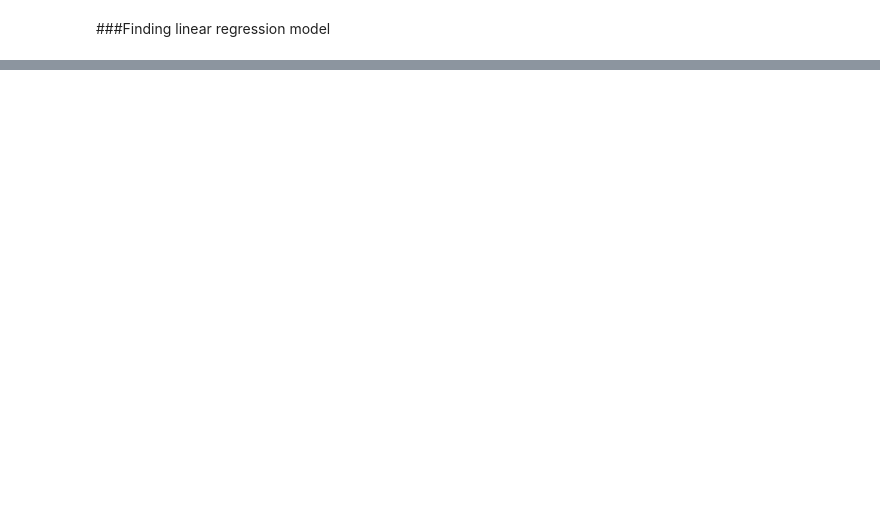
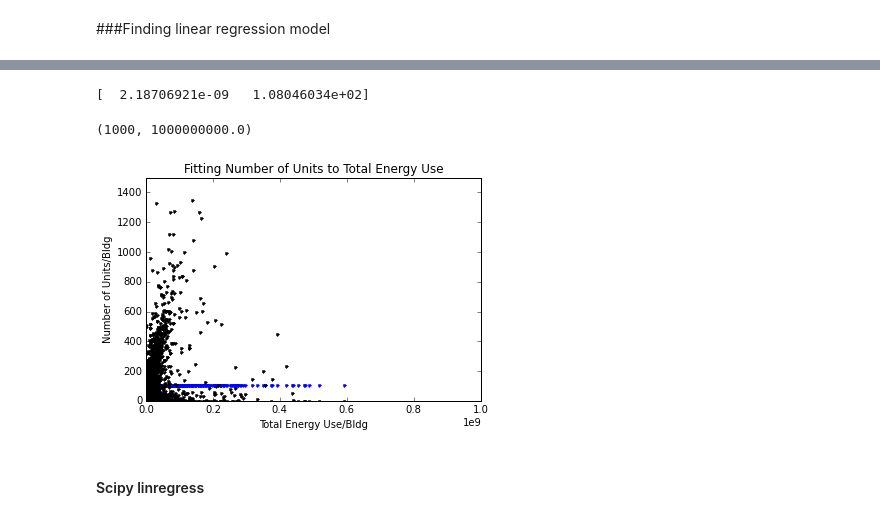
Before and after one commit to hannahkates/PUI2015_hkates, a Jupyter notebook: HW5/HW5_Bldg_Energy.ipynb, the cells around one changed output, grey strips where cells are left out. Cells and saved outputs as stored; diff of their text form; code cells hidden in the pictures; blank space fills up the shorter version.

```diff
--- a/HW5/HW5_Bldg_Energy.ipynb
+++ b/HW5/HW5_Bldg_Energy.ipynb
@@ -221,0 +207,19 @@ AttributeError: 'DataFrame' object has no attribute 'total'
+# %%
+oly = np.polyfit(total[index_clean],units[index_clean],1)
+print oly
+
+o = np.poly1d(oly)
+
+pl.xlabel('Total Energy Use/Bldg')
+pl.ylabel('Number of Units/Bldg')
+pl.title('Fitting Number of Units to Total Energy Use')
+pl.plot(total[index_clean], o(total[index_clean]), '.')
+pl.plot(total[index_clean], units[index_clean], '.', color='black')
+pl.ylim((0,1500))
+pl.xlim((1000,.1e10))
+# %% [output]
+[  2.18706921e-09   1.08046034e+02]
+(1000, 1000000000.0)
+[figure, added]
+# %% [markdown]
+#### Scipy linregress
```
Also changed, not shown: parts of 19 cells of this notebook.
